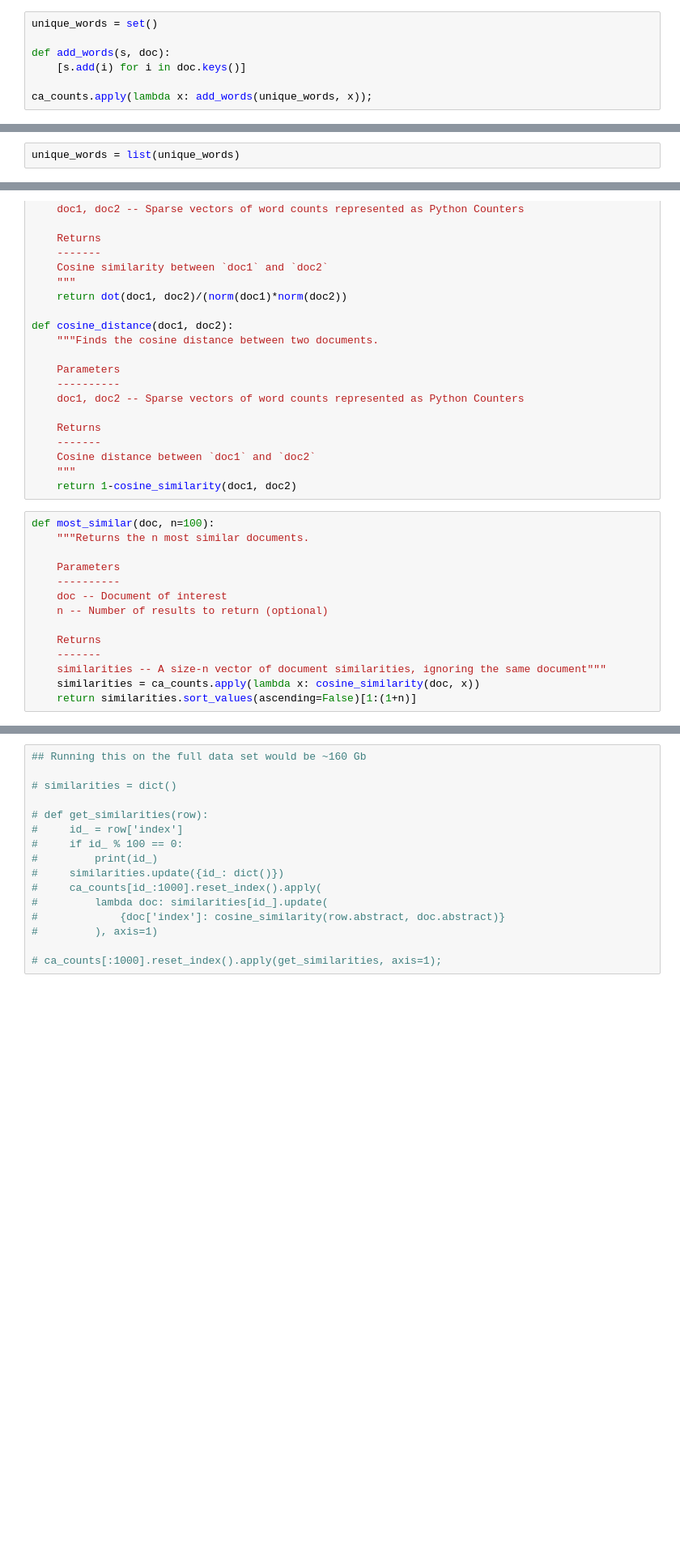
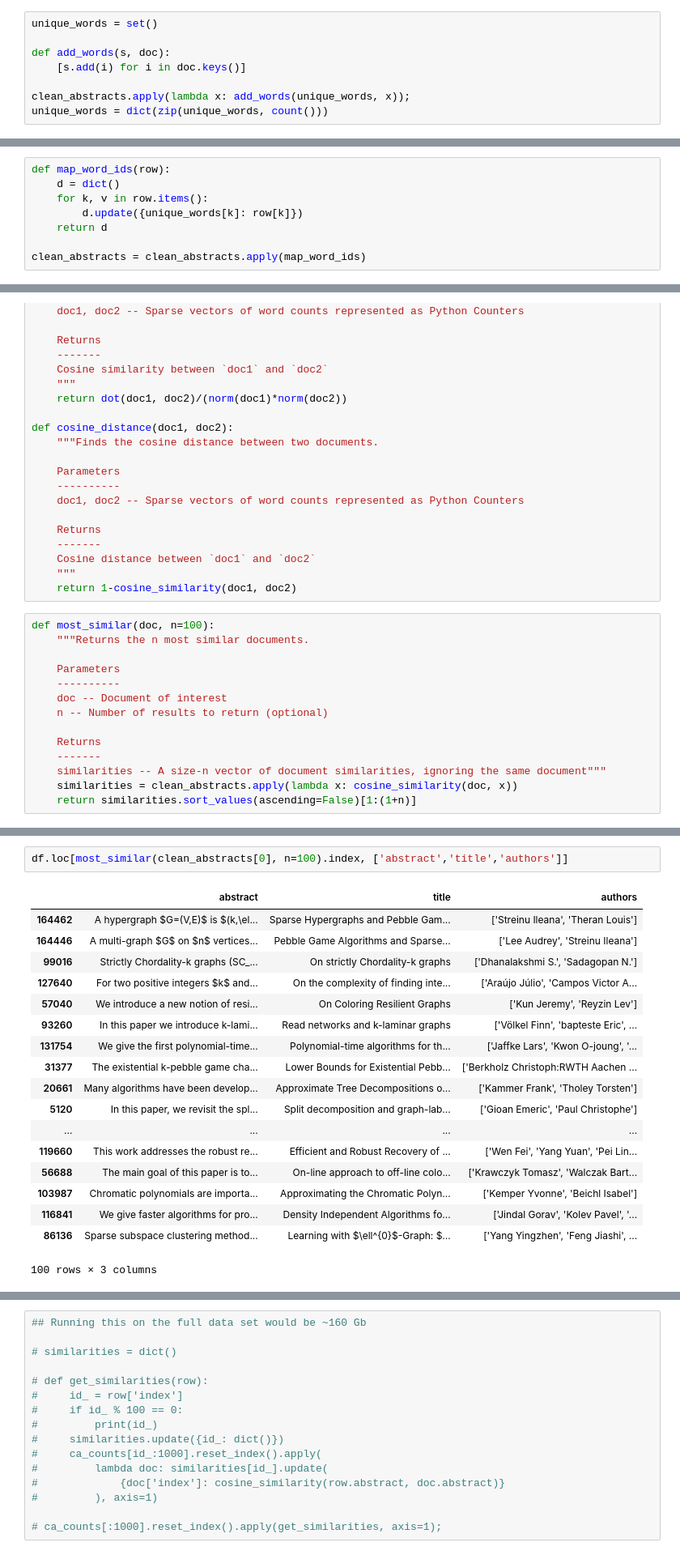
Before and after one commit to mackenziedg/arxiv, a Jupyter notebook: notebooks/metadata_analysis.ipynb, the cells around one changed output, grey strips where cells are left out. Shown at 81% size. Saved outputs shown, nothing was run; the diff lists cells and outputs as text; blank space fills up the shorter version.

```diff
--- a/notebooks/metadata_analysis.ipynb
+++ b/notebooks/metadata_analysis.ipynb
@@ -33,4 +36,5 @@ unique_words = set()
 def add_words(s, doc):
     [s.add(i) for i in doc.keys()]
 
-ca_counts.apply(lambda x: add_words(unique_words, x));
+clean_abstracts.apply(lambda x: add_words(unique_words, x));
+unique_words = dict(zip(unique_words, count()))
@@ -39,2 +41,8 @@ We then convert the `set` to a `list` to finalize the (arbitrary) order.
-# %%
-unique_words = list(unique_words)
+# %%
+def map_word_ids(row):
+    d = dict()
+    for k, v in row.items():
+        d.update({unique_words[k]: row[k]})
+    return d
+
+clean_abstracts = clean_abstracts.apply(map_word_ids)
@@ -105,5 +142,5 @@ def most_similar(doc, n=100):
     Returns
     -------
     similarities -- A size-n vector of document similarities, ignoring the same document"""
-    similarities = ca_counts.apply(lambda x: cosine_similarity(doc, x))
+    similarities = clean_abstracts.apply(lambda x: cosine_similarity(doc, x))
     return similarities.sort_values(ascending=False)[1:(1+n)]
@@ -109,0 +157,21 @@ def most_similar(doc, n=100):
+# %%
+df.loc[most_similar(clean_abstracts[0], n=100).index, ['abstract','title','authors']]
+# %% [output]
+|  | abstract | title | authors |
+| 164462 | A hypergraph $G=(V,E)$ is $(k,\el... | Sparse Hypergraphs and Pebble Gam... | ['Streinu Ileana', 'Theran Louis'] |
+| 164446 | A multi-graph $G$ on $n$ vertices... | Pebble Game Algorithms and Sparse... | ['Lee Audrey', 'Streinu Ileana'] |
+| 99016 | Strictly Chordality-k graphs (SC_... | On strictly Chordality-k graphs | ['Dhanalakshmi S.', 'Sadagopan N.'] |
+| 127640 | For two positive integers $k$ and... | On the complexity of finding inte... | ['Araújo Júlio', 'Campos Victor A... |
+| 57040 | We introduce a new notion of resi... | On Coloring Resilient Graphs | ['Kun Jeremy', 'Reyzin Lev'] |
+| 93260 | In this paper we introduce k-lami... | Read networks and k-laminar graphs | ['Völkel Finn', 'bapteste Eric', ... |
+| 131754 | We give the first polynomial-time... | Polynomial-time algorithms for th... | ['Jaffke Lars', 'Kwon O-joung', '... |
+| 31377 | The existential k-pebble game cha... | Lower Bounds for Existential Pebb... | ['Berkholz Christoph:RWTH Aachen ... |
+| 20661 | Many algorithms have been develop... | Approximate Tree Decompositions o... | ['Kammer Frank', 'Tholey Torsten'] |
+| 5120 | In this paper, we revisit the spl... | Split decomposition and graph-lab... | ['Gioan Emeric', 'Paul Christophe'] |
+| ... | ... | ... | ... |
+| 119660 | This work addresses the robust re... | Efficient and Robust Recovery of ... | ['Wen Fei', 'Yang Yuan', 'Pei Lin... |
+| 56688 | The main goal of this paper is to... | On-line approach to off-line colo... | ['Krawczyk Tomasz', 'Walczak Bart... |
+| 103987 | Chromatic polynomials are importa... | Approximating the Chromatic Polyn... | ['Kemper Yvonne', 'Beichl Isabel'] |
+| 116841 | We give faster algorithms for pro... | Density Independent Algorithms fo... | ['Jindal Gorav', 'Kolev Pavel', '... |
+| 86136 | Sparse subspace clustering method... | Learning with $\ell^{0}$-Graph: $... | ['Yang Yingzhen', 'Feng Jiashi', ... |
+100 rows × 3 columns
```
Also changed, not shown: parts of 18 cells of this notebook.
